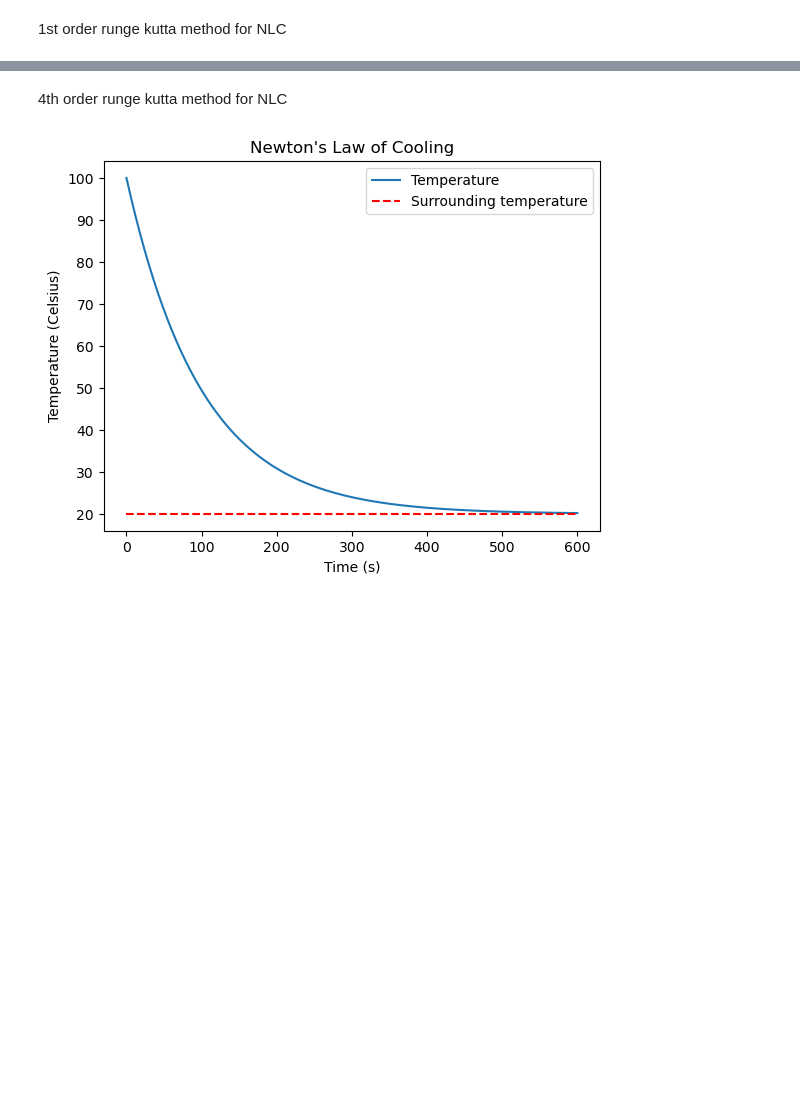
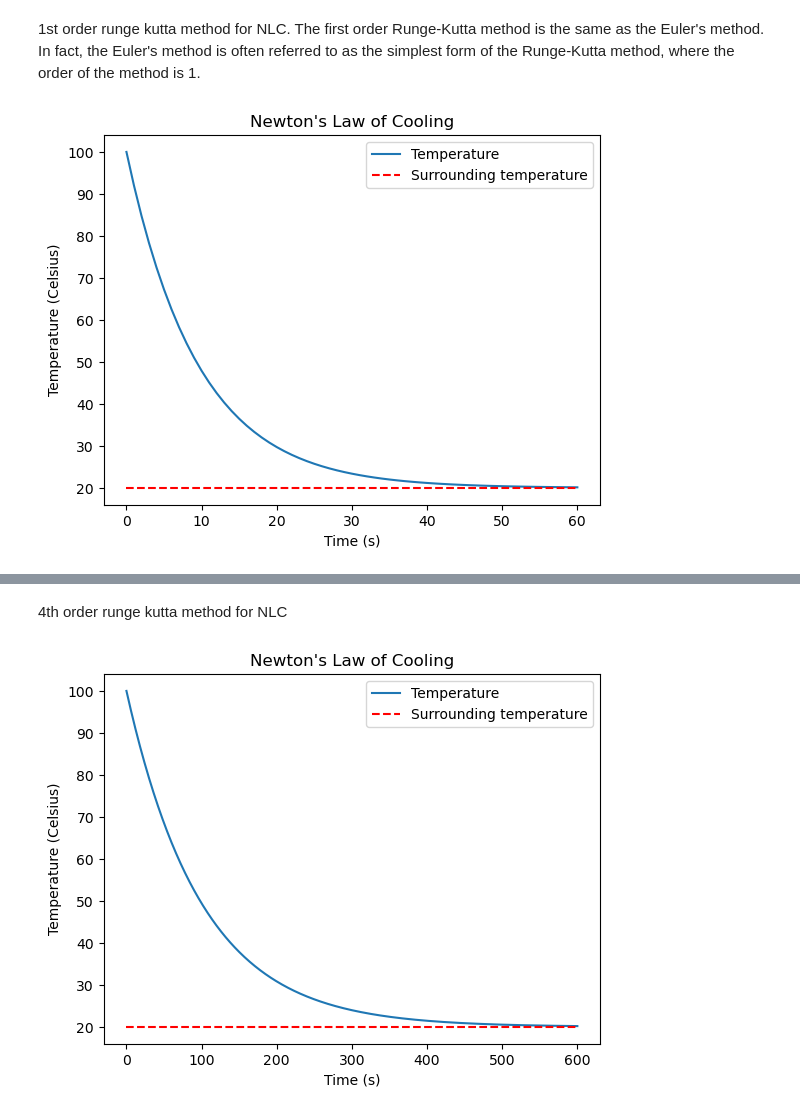
Before and after one commit to didzislauva/ODE, a Jupyter notebook: Runge Kutta NLC.ipynb, the cells around one changed output, grey strips where cells are left out. Saved outputs shown, nothing was run; the diff lists cells and outputs as text; code cells hidden in the pictures; blank space fills up the shorter version.

```diff
--- a/Runge Kutta NLC.ipynb
+++ b/Runge Kutta NLC.ipynb
@@ -1,2 +1,37 @@
-# %% [markdown]
-1st order runge kutta method for NLC
+# %% [markdown]
+1st order runge kutta method for NLC. The first order Runge-Kutta method is the same as the Euler's method. In fact, the Euler's method is often referred to as the simplest form of the Runge-Kutta method, where the order of the method is 1.
+# %%
+import numpy as np
+import matplotlib.pyplot as plt
+
+# Parameters
+T0 = 100  # initial temperature of object (degrees Celsius)
+Ts = 20   # temperature of surroundings (degrees Celsius)
+k = 0.1   # cooling coefficient
+
+# Time parameters
+t0 = 0    # start time
+tf = 60   # end time
+dt = 1    # time step
+
+# Initialize variables
+n = int((tf-t0)/dt) + 1
+t = np.linspace(t0, tf, n)
+T = np.zeros(n)
+T[0] = T0
+
+# First-order Runge-Kutta method
+for i in range(n-1):
+    k1 = -k*(T[i] - Ts)
+    T[i+1] = T[i] + k1*dt
+
+# Plot the results
+plt.plot(t, T, label='Temperature')
+plt.plot(t, Ts*np.ones(n), 'r--', label='Surrounding temperature')
+plt.title("Newton's Law of Cooling")
+plt.xlabel('Time (s)')
+plt.ylabel('Temperature (Celsius)')
+plt.legend()
+plt.show()
+# %% [output]
+[figure, added]
```
Also changed, not shown: parts of 4 cells of this notebook, 1 other file.
